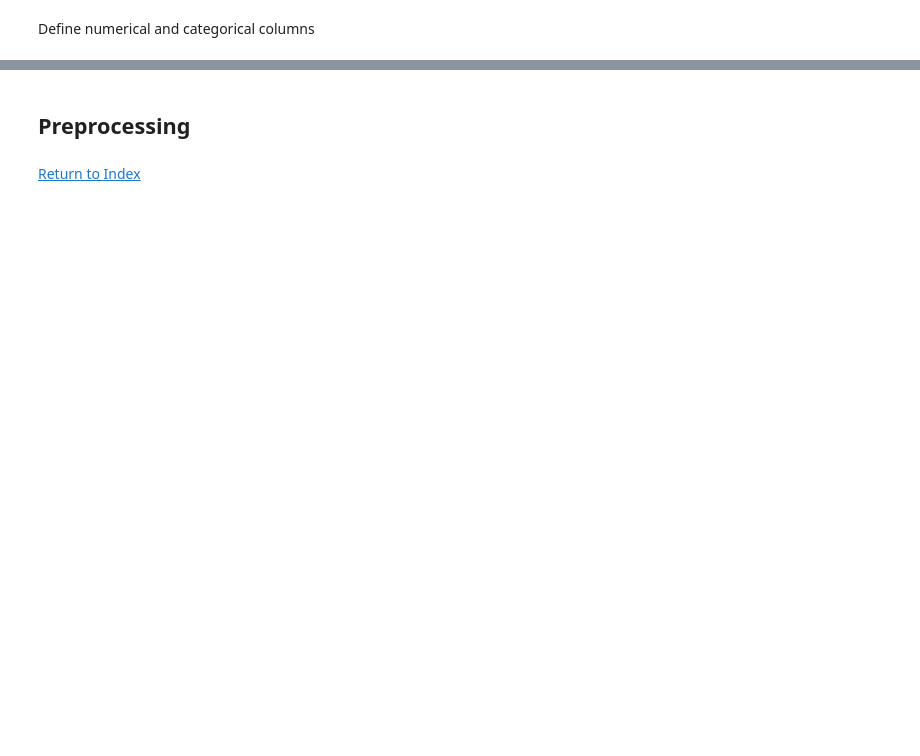
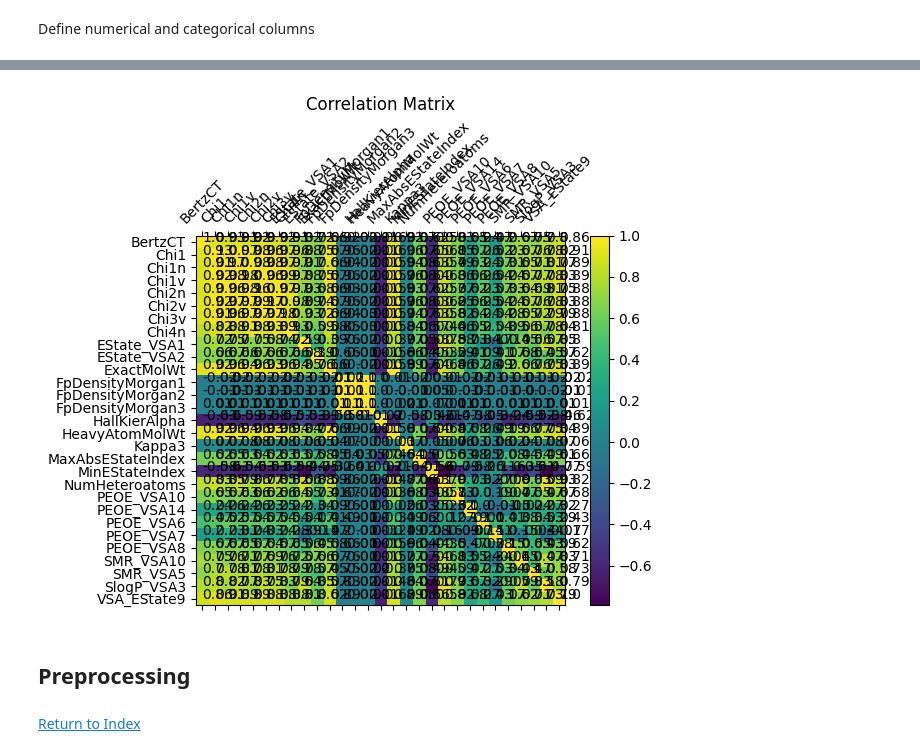
Before and after one commit to jorge96hs/playground_s03e18, a Jupyter notebook: notebooks/Explore Multi-Label Classification with an Enzyme Substrate Dataset.ipynb, the cells around one changed output, grey strips where cells are left out. Drawn from its saved outputs; the diff is of its cells as text; code cells hidden in the pictures; blank space fills up the shorter version.

```diff
--- a/notebooks/Explore Multi-Label Classification with an Enzyme Substrate Dataset.ipynb
+++ b/notebooks/Explore Multi-Label Classification with an Enzyme Substrate Dataset.ipynb
@@ -99,0 +156,18 @@ Define numerical and categorical columns
+# %%
+def plot_corrmatrix(df, cols):
+    data = df[cols].corr()
+
+    fig, ax = plt.subplots()
+
+    cax = ax.matshow(data)
+
+    ax.set_xticks(range(len(numerical_cols)), labels = numerical_cols, rotation = 45)
+    ax.set_yticks(range(len(numerical_cols)), labels = numerical_cols)
+
+    for (i, j), value in np.ndenumerate(data):
+        ax.text(i, j, f'{round(value, 2)}')
+
+    ax.set_title('Correlation Matrix')
+    fig.colorbar(cax)
+
+    plt.show()
@@ -100,3 +206,7 @@ Define numerical and categorical columns
+# %%
+plot_corrmatrix(train_data, numerical_cols)
+# %% [output]
+[figure, added]
 # %% [markdown]
 ## Preprocessing <a id="preprocessing"></a>
 # %% [markdown]
```
Also changed, not shown: parts of 33 cells of this notebook, 1 other file.
